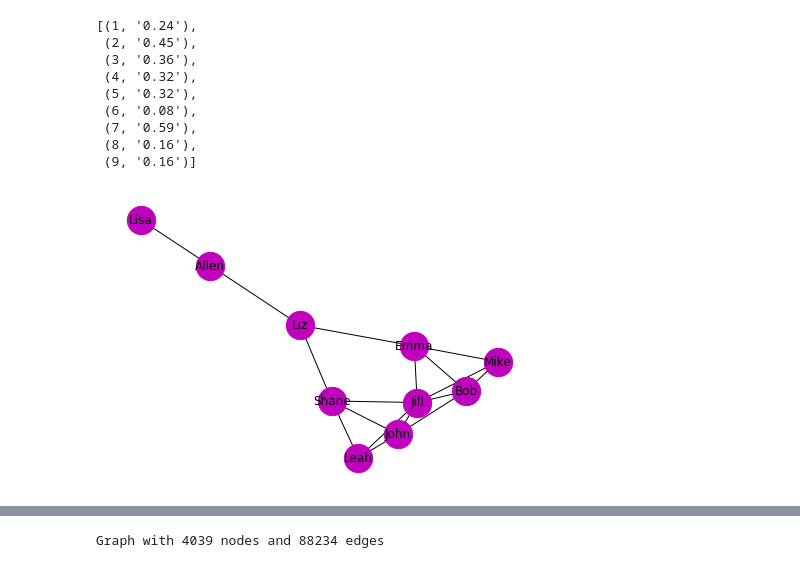
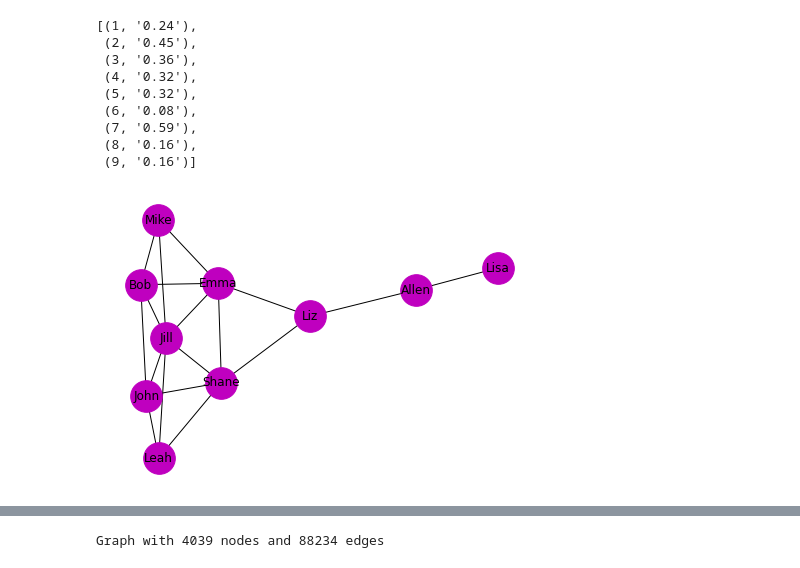
Before and after one commit to waan03/DAA, a Jupyter notebook: DAA12.ipynb, the cells around one changed output, grey strips where cells are left out. Saved outputs shown, nothing was run; the diff lists cells and outputs as text; code cells hidden in the pictures.

```diff
--- a/DAA12.ipynb
+++ b/DAA12.ipynb
@@ -70,21 +70,21 @@ sorted((v, '{:0.2f}'.format(c)) for v, c in centrality.items())
 # %%
 #Latihan 1
 G1 = nx.Graph()
 
 G1.add_edges_from( [('Bob', 'Mike'), ('Bob', 'Jill'), ('Bob', 'John'), ('Bob', 'Emma'),
                    ('Mike', 'Jill'), ('Mike', 'Emma'),
                    ('John', 'Jill'), ('John', 'Leah'), ('John', 'Shane'),
                    ('Leah', 'Jill'), ('Leah', 'Shane'),
                    ('Jill', 'Emma'), ('Jill', 'Shane'),
-                   ('Emma', 'Liz'), ('Emma', 'Jill'),
+                   ('Emma', 'Liz'), ('Emma', 'Shane'),
                    ('Shane', 'Liz'),
                    ('Liz', 'Allen'),
                    ('Allen', 'Lisa'),])
 
-nx.draw(G1, with_labels=True, node_color='m',node_size=800)
+nx.draw(G1, with_labels=True, node_color='m', node_size=1000)
 plt.show()
 # %% [output]
-[figure, old version]
+[figure, new version]
 # %%
 #Latihan 1
 G2 = nx.Graph()
```
Also changed, not shown: parts of 2 cells of this notebook.
